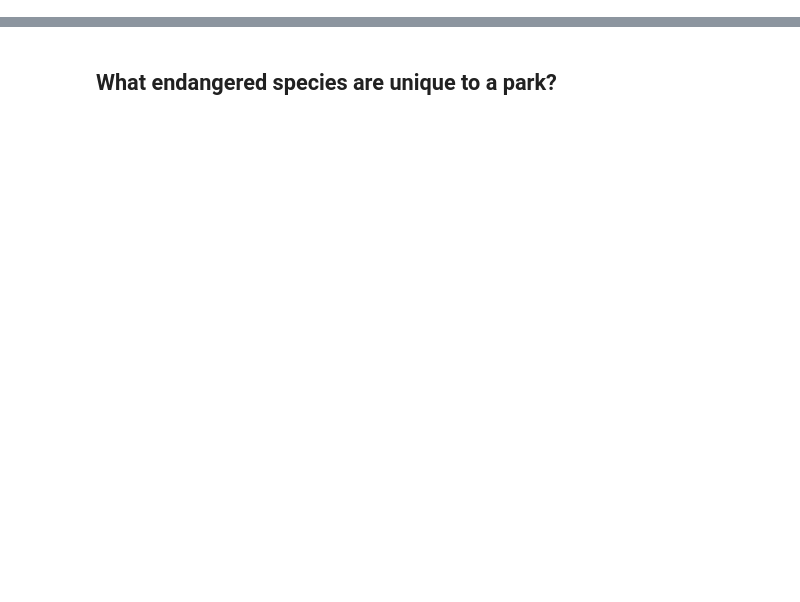
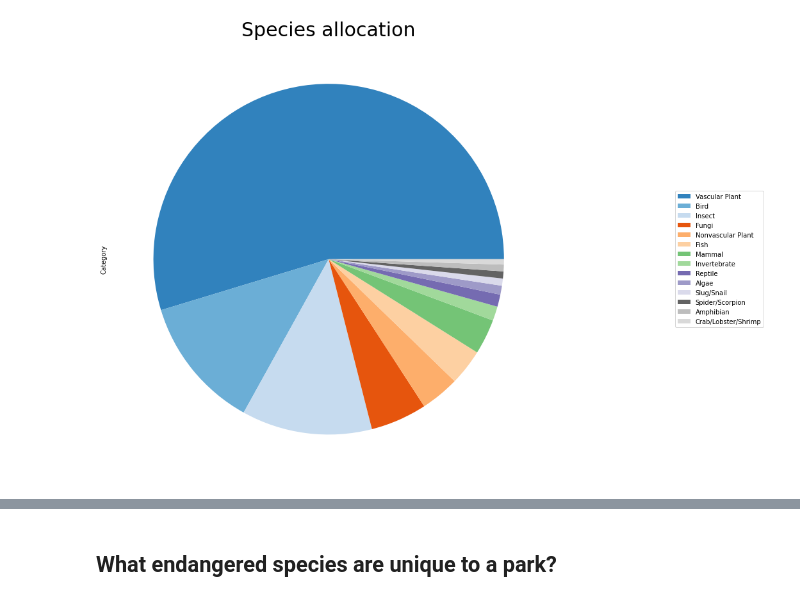
Before and after one commit to elc487/biodiversity_USNTLParks, a Jupyter notebook: Biodiversity of National Parks.ipynb, the cells around one changed output, grey strips where cells are left out. Drawn from its saved outputs; the diff is of its cells as text; code cells hidden in the pictures; blank space fills up the shorter version.

```diff
--- a/Biodiversity of National Parks.ipynb
+++ b/Biodiversity of National Parks.ipynb
@@ -44,0 +48,9 @@ bio["Category"].value_counts().plot.barh();
+# %%
+cmap='jet'
+fig2,ax2 = plt.subplots(figsize=(5,10))
+fig2.subplots_adjust(0.1,0,2,2)
+bio["Category"].value_counts().plot.pie(labeldistance=None, cmap='tab20c',)
+plt.title('Species allocation' ,fontsize=30)
+plt.legend(loc='right',bbox_to_anchor=(0.5,0,1,1), );
+# %% [output]
+[figure, added]
```
Also changed, not shown: parts of 24 cells of this notebook.
